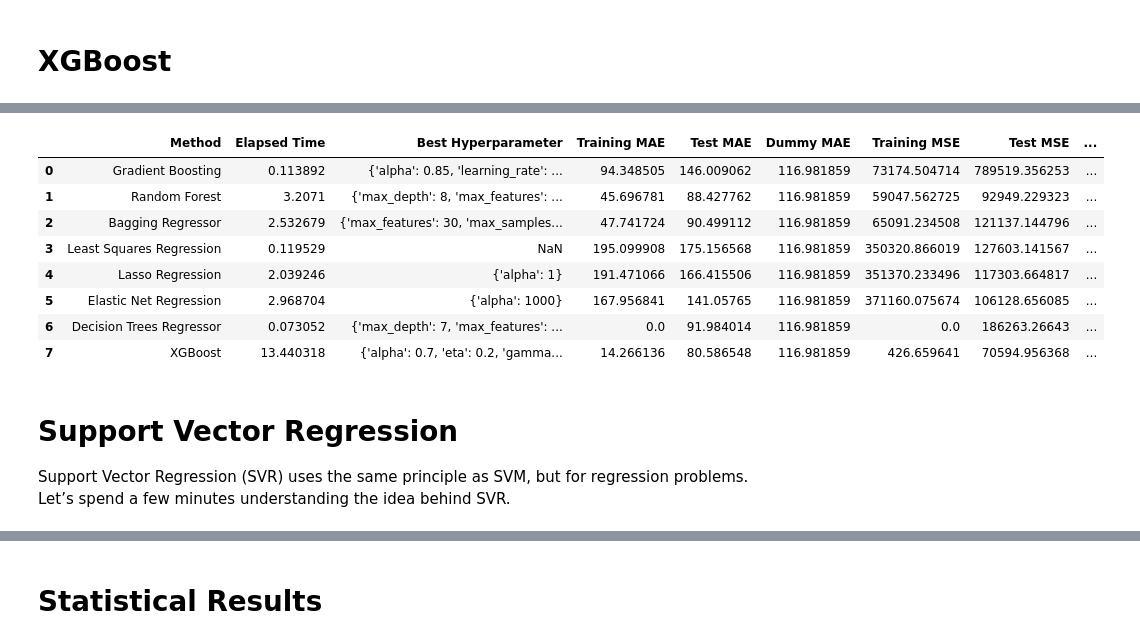
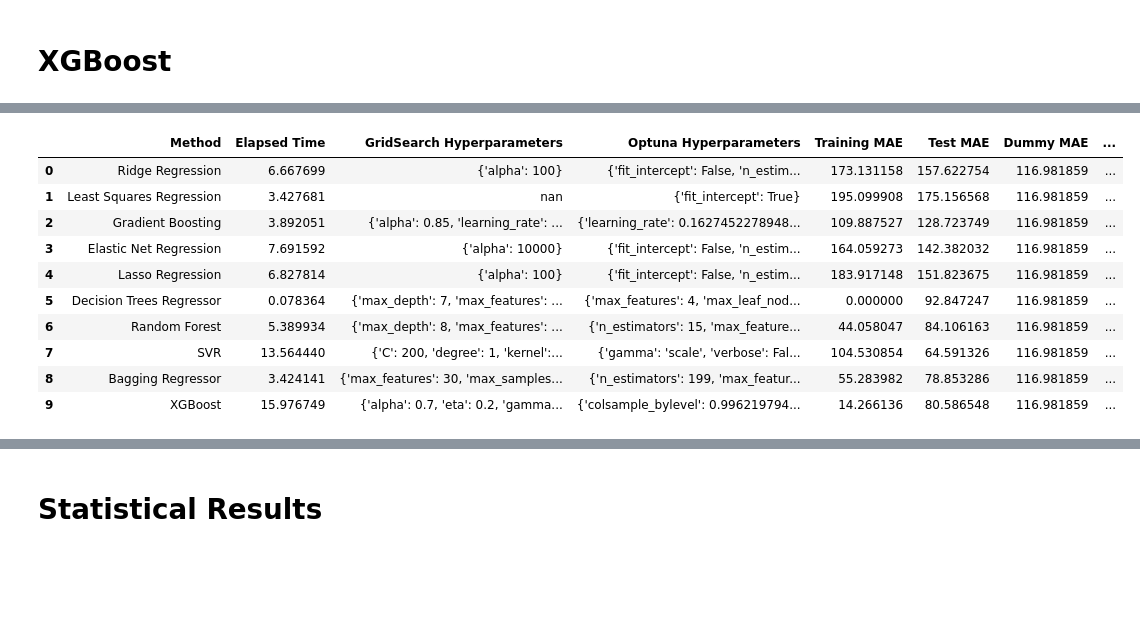
Before and after one commit to Ay0d/Machine-Learning, a Jupyter notebook: seattle-co2-totalghgemissions-2016.ipynb, the cells around one changed output, grey strips where cells are left out. Cells and saved outputs as stored; diff of their text form; code cells hidden in the pictures; blank space fills up the shorter version.

```diff
--- a/seattle-co2-totalghgemissions-2016.ipynb
+++ b/seattle-co2-totalghgemissions-2016.ipynb
@@ -726,6 +1916,0 @@ plt.show()
-# %%
-pd.set_option("display.max_colwidth", -1) # display the whole cell for best hyperparameter column
-lr_results = pd.DataFrame(['Least Squares Regression', lr_time, lr_train_mae, lr_test_mae, dummy_test_mae, lr_train_mse, lr_test_mse, dummy_test_mse, lr_train_rmse, lr_test_rmse, dummy_test_rmse, lr_train_r2, lr_test_r2, dummy_test_r2]).transpose()
-lr_results.columns = ['Method', 'Elapsed Time', 'Training MAE', 'Test MAE', 'Dummy MAE', 'Training MSE', 'Test MSE', 'Dummy MSE', 'Training RMSE', 'Test RMSE', 'Dummy RMSE', 'Training R2', 'Test R2', 'Dummy R2']
-results = pd.concat([grad_boosting_results, rf_results, bagging_results, lr_results], axis = 0).reset_index().drop(columns='index')
-results
@@ -822,6 +1916,0 @@ plt.show()
-# %%
-pd.set_option("display.max_colwidth", -1) # display the whole cell for best hyperparameter column
-lasso_results = pd.DataFrame(['Lasso Regression', lasso_time, g_lasso_param, lasso_train_mae, lasso_test_mae, dummy_test_mae, lasso_train_mse, lasso_test_mse, dummy_test_mse, lasso_train_rmse, lasso_test_rmse, dummy_test_rmse, lasso_train_r2, lasso_test_r2, dummy_test_r2]).transpose()
-lasso_results.columns = ['Method', 'Elapsed Time','Best Hyperparameter', 'Training MAE', 'Test MAE', 'Dummy MAE', 'Training MSE', 'Test MSE', 'Dummy MSE', 'Training RMSE', 'Test RMSE', 'Dummy RMSE', 'Training R2', 'Test R2', 'Dummy R2']
-results = pd.concat([grad_boosting_results, rf_results, bagging_results, lr_results, lasso_results], axis = 0).reset_index().drop(columns='index')
-results
@@ -917,6 +1916,0 @@ plt.show()
-# %%
-pd.set_option("display.max_colwidth", -1) # display the whole cell for best hyperparameter column
-elastic_results = pd.DataFrame(['Elastic Net Regression', elastic_time, g_elasticnet_param, elastic_train_mae, elastic_test_mae, dummy_test_mae, elastic_train_mse, elastic_test_mse, dummy_test_mse, elastic_train_rmse, elastic_test_rmse, dummy_test_rmse, elastic_train_r2, elastic_test_r2, dummy_test_r2]).transpose()
-elastic_results.columns = ['Method', 'Elapsed Time','Best Hyperparameter', 'Training MAE', 'Test MAE', 'Dummy MAE', 'Training MSE', 'Test MSE', 'Dummy MSE', 'Training RMSE', 'Test RMSE', 'Dummy RMSE', 'Training R2', 'Test R2', 'Dummy R2']
-results = pd.concat([grad_boosting_results, rf_results, bagging_results, lr_results, lasso_results, elastic_results], axis = 0).reset_index().drop(columns='index')
-results
@@ -1027,6 +1916,0 @@ plt.show()
-# %%
-pd.set_option("display.max_colwidth", -1) # display the whole cell for best hyperparameter column
-tree_results = pd.DataFrame(['Decision Trees Regressor', tree_time, g_tree_param, tree_train_mae, tree_test_mae, dummy_test_mae, tree_train_mse, tree_test_mse, dummy_test_mse, tree_train_rmse, tree_test_rmse, dummy_test_rmse, tree_train_r2, tree_test_r2, dummy_test_r2]).transpose()
-tree_results.columns = ['Method', 'Elapsed Time','Best Hyperparameter', 'Training MAE', 'Test MAE', 'Dummy MAE', 'Training MSE', 'Test MSE', 'Dummy MSE', 'Training RMSE', 'Test RMSE', 'Dummy RMSE', 'Training R2', 'Test R2', 'Dummy R2']
-results = pd.concat([grad_boosting_results, rf_results, bagging_results, lr_results, lasso_results, elastic_results, tree_results], axis = 0).reset_index().drop(columns='index')
-results
@@ -1142,20 +2110,18 @@ plt.show()
 # %%
 pd.set_option("display.max_colwidth", -1) # display the whole cell for best hyperparameter column
-xg_boosting_results = pd.DataFrame(['XGBoost', xg_boosting_time, g_xgboosting_param, xg_boosting_train_mae, xg_boosting_test_mae, dummy_test_mae, xg_boosting_train_mse, xg_boosting_test_mse, dummy_test_mse, xg_boosting_train_rmse, xg_boosting_test_rmse, dummy_test_rmse, xg_boosting_train_r2, xg_boosting_test_r2, dummy_test_r2]).transpose()
-xg_boosting_results.columns = ['Method', 'Elapsed Time','Best Hyperparameter', 'Training MAE', 'Test MAE', 'Dummy MAE', 'Training MSE', 'Test MSE', 'Dummy MSE', 'Training RMSE', 'Test RMSE', 'Dummy RMSE', 'Training R2', 'Test R2', 'Dummy R2']
-results = pd.concat([grad_boosting_results, rf_results, bagging_results, lr_results, lasso_results, elastic_results, tree_results, xg_boosting_results], axis = 0).reset_index().drop(columns='index')
-results
+xg_boosting_results = pd.DataFrame(['XGBoost', xg_boosting_time, g_xgboosting_param, optuna_xgboost_params, xg_boosting_train_mae, xg_boosting_test_mae, dummy_test_mae, xg_boosting_train_mse, xg_boosting_test_mse, optuna_xgboost_mse, dummy_test_mse, xg_boosting_train_rmse, xg_boosting_test_rmse, optuna_xgboost_rmse, dummy_test_rmse, xg_boosting_train_r2, xg_boosting_test_r2, dummy_test_r2]).transpose()
+xg_boosting_results.columns = ['Method', 'Elapsed Time','GridSearch Hyperparameters', 'Optuna Hyperparameters', 'Training MAE', 'Test MAE', 'Dummy MAE', 'Training MSE', 'Test MSE', 'Optuna Test MSE', 'Dummy MSE', 'Training RMSE', 'Test RMSE', 'Optuna Test RMSE', 'Dummy RMSE', 'Training R2', 'Test R2', 'Dummy R2']
+results = pd.concat([ridge_results, lr_results, grad_boosting_results, elastic_results, lasso_results, tree_results, rf_results, svr_results, bagging_results, xg_boosting_results], axis = 0).reset_index().drop(columns='index')
+results.style.apply(lambda x: ['background: lightblue' if x.name == 'Optuna Test RMSE' else '' for i in x])
 # %% [output]
-|  | Method | Elapsed Time | Best Hyperparameter | Training MAE | Test MAE | Dummy MAE | Training MSE | Test MSE | ... |
-| 0 | Gradient Boosting | 0.113892 | {'alpha': 0.85, 'learning_rate': ... | 94.348505 | 146.009062 | 116.981859 | 73174.504714 | 789519.356253 | ... |
-| 1 | Random Forest | 3.2071 | {'max_depth': 8, 'max_features': ... | 45.696781 | 88.427762 | 116.981859 | 59047.562725 | 92949.229323 | ... |
-| 2 | Bagging Regressor | 2.532679 | {'max_features': 30, 'max_samples... | 47.741724 | 90.499112 | 116.981859 | 65091.234508 | 121137.144796 | ... |
-| 3 | Least Squares Regression | 0.119529 | NaN | 195.099908 | 175.156568 | 116.981859 | 350320.866019 | 127603.141567 | ... |
-| 4 | Lasso Regression | 2.039246 | {'alpha': 1} | 191.471066 | 166.415506 | 116.981859 | 351370.233496 | 117303.664817 | ... |
-| 5 | Elastic Net Regression | 2.968704 | {'alpha': 1000} | 167.956841 | 141.05765 | 116.981859 | 371160.075674 | 106128.656085 | ... |
-| 6 | Decision Trees Regressor | 0.073052 | {'max_depth': 7, 'max_features': ... | 0.0 | 91.984014 | 116.981859 | 0.0 | 186263.26643 | ... |
-| 7 | XGBoost | 13.440318 | {'alpha': 0.7, 'eta': 0.2, 'gamma... | 14.266136 | 80.586548 | 116.981859 | 426.659641 | 70594.956368 | ... |
+|  | Method | Elapsed Time | GridSearch Hyperparameters | Optuna Hyperparameters | Training MAE | Test MAE | Dummy MAE | ... |
+| 0 | Ridge Regression | 6.667699 | {'alpha': 100} | {'fit_intercept': False, 'n_estim... | 173.131158 | 157.622754 | 116.981859 | ... |
+| 1 | Least Squares Regression | 3.427681 | nan | {'fit_intercept': True} | 195.099908 | 175.156568 | 116.981859 | ... |
+| 2 | Gradient Boosting | 3.892051 | {'alpha': 0.85, 'learning_rate': ... | {'learning_rate': 0.1627452278948... | 109.887527 | 128.723749 | 116.981859 | ... |
+| 3 | Elastic Net Regression | 7.691592 | {'alpha': 10000} | {'fit_intercept': False, 'n_estim... | 164.059273 | 142.382032 | 116.981859 | ... |
+| 4 | Lasso Regression | 6.827814 | {'alpha': 100} | {'fit_intercept': False, 'n_estim... | 183.917148 | 151.823675 | 116.981859 | ... |
+| 5 | Decision Trees Regressor | 0.078364 | {'max_depth': 7, 'max_features': ... | {'max_features': 4, 'max_leaf_nod... | 0.000000 | 92.847247 | 116.981859 | ... |
+| 6 | Random Forest | 5.389934 | {'max_depth': 8, 'max_features': ... | {'n_estimators': 15, 'max_feature... | 44.058047 | 84.106163 | 116.981859 | ... |
+| 7 | SVR | 13.564440 | {'C': 200, 'degree': 1, 'kernel':... | {'gamma': 'scale', 'verbose': Fal... | 104.530854 | 64.591326 | 116.981859 | ... |
+| 8 | Bagging Regressor | 3.424141 | {'max_features': 30, 'max_samples... | {'n_estimators': 199, 'max_featur... | 55.283982 | 78.853286 | 116.981859 | ... |
+| 9 | XGBoost | 15.976749 | {'alpha': 0.7, 'eta': 0.2, 'gamma... | {'colsample_bylevel': 0.996219794... | 14.266136 | 80.586548 | 116.981859 | ... |
-# %% [markdown]
-# Support Vector Regression
-
-Support Vector Regression (SVR) uses the same principle as SVM, but for regression problems. Let’s spend a few minutes understanding the idea behind SVR.
```
Also changed, not shown: parts of 101 cells of this notebook.
